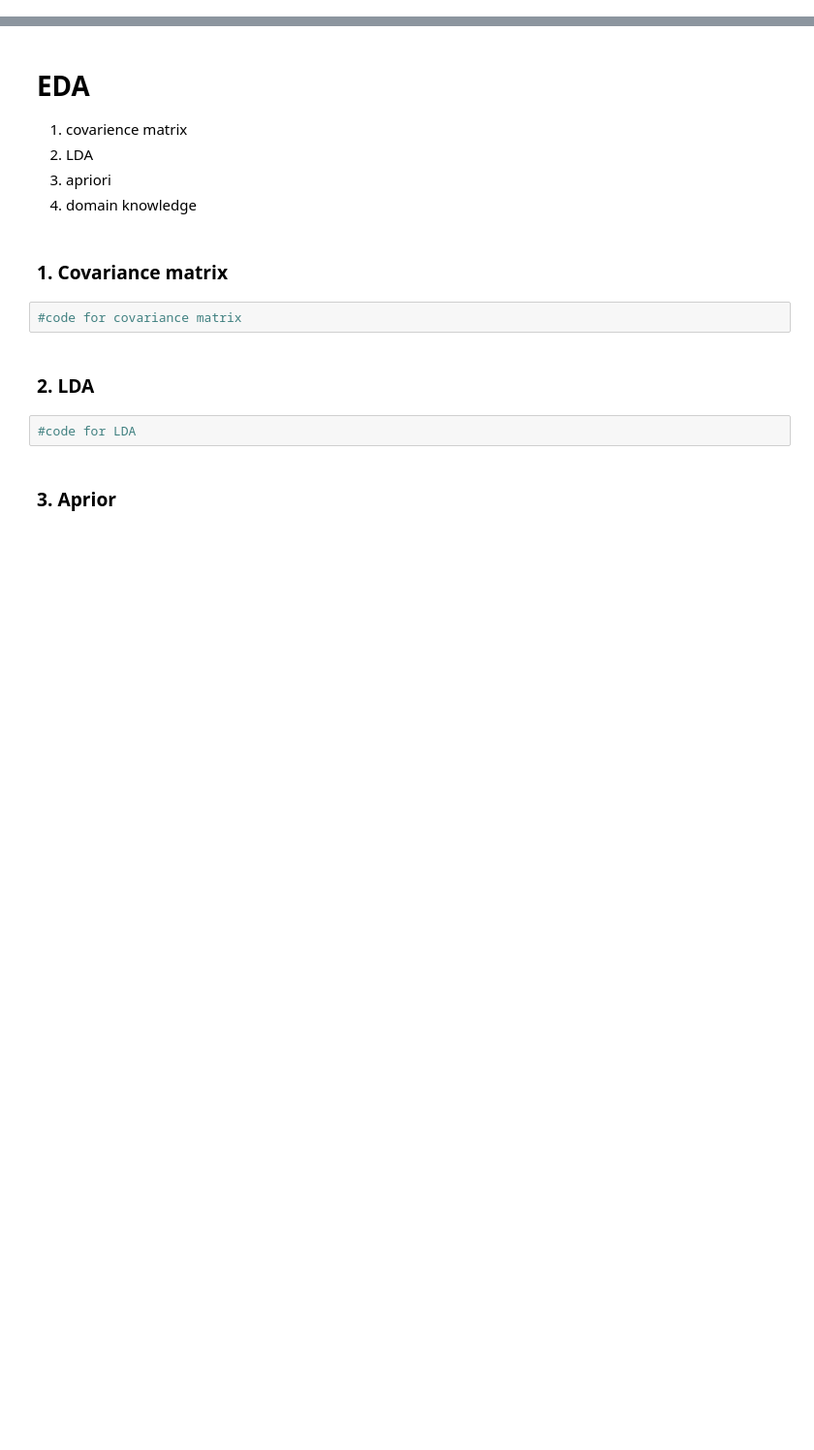
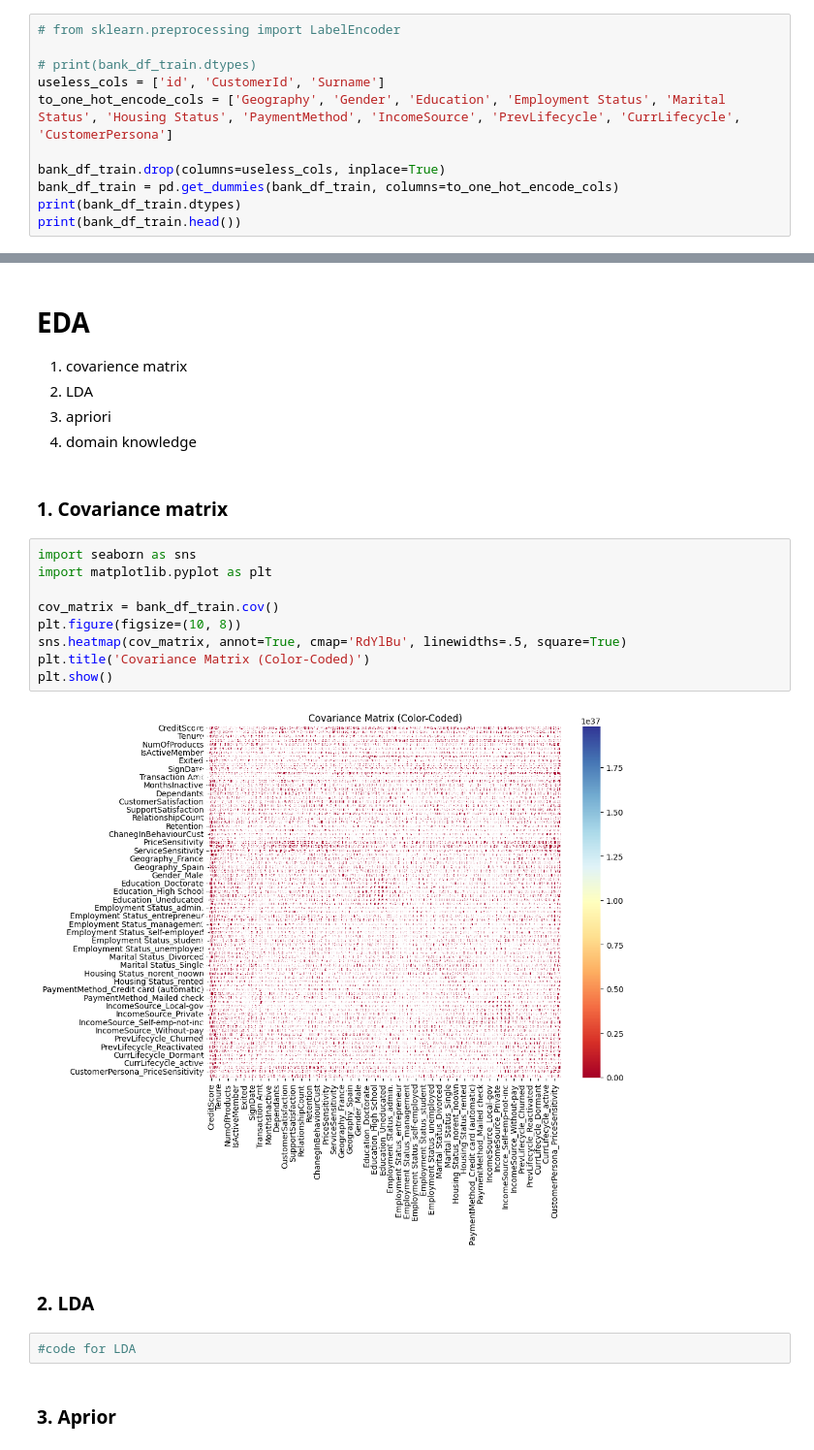
Before and after one commit to CabooseExia/DSA3101-Customer-Churn, a Jupyter notebook: backend.ipynb, the cells around one changed output, grey strips where cells are left out. Shown at 97% size. Cells and saved outputs as stored; diff of their text form; blank space fills up the shorter version.

Commit message:
removed useless columnds and one-hot encoded it. Added covariance matrix as well

```diff
--- a/backend.ipynb
+++ b/backend.ipynb
@@ -1205,0 +1209,11 @@ percentage social influencer = 16.614271564532103
+# %%
+# from sklearn.preprocessing import LabelEncoder
+
+# print(bank_df_train.dtypes)
+useless_cols = ['id', 'CustomerId', 'Surname']
+to_one_hot_encode_cols = ['Geography', 'Gender', 'Education', 'Employment Status', 'Marital Status', 'Housing Status', 'PaymentMethod', 'IncomeSource', 'PrevLifecycle', 'CurrLifecycle', 'CustomerPersona']
+
+bank_df_train.drop(columns=useless_cols, inplace=True)
+bank_df_train = pd.get_dummies(bank_df_train, columns=to_one_hot_encode_cols)
+print(bank_df_train.dtypes)
+print(bank_df_train.head())
@@ -1211,8 +1243,17 @@ percentage social influencer = 16.614271564532103
 4. domain knowledge
 # %% [markdown]
 ### 1. Covariance matrix
-# %%
-#code for covariance matrix
+# %%
+import seaborn as sns
+import matplotlib.pyplot as plt
+
+cov_matrix = bank_df_train.cov()
+plt.figure(figsize=(10, 8))
+sns.heatmap(cov_matrix, annot=True, cmap='RdYlBu', linewidths=.5, square=True)
+plt.title('Covariance Matrix (Color-Coded)')
+plt.show()
+# %% [output]
+[figure, added]
 # %% [markdown]
 ### 2. LDA
 # %%
```
Also changed, not shown: parts of 32 cells of this notebook.
